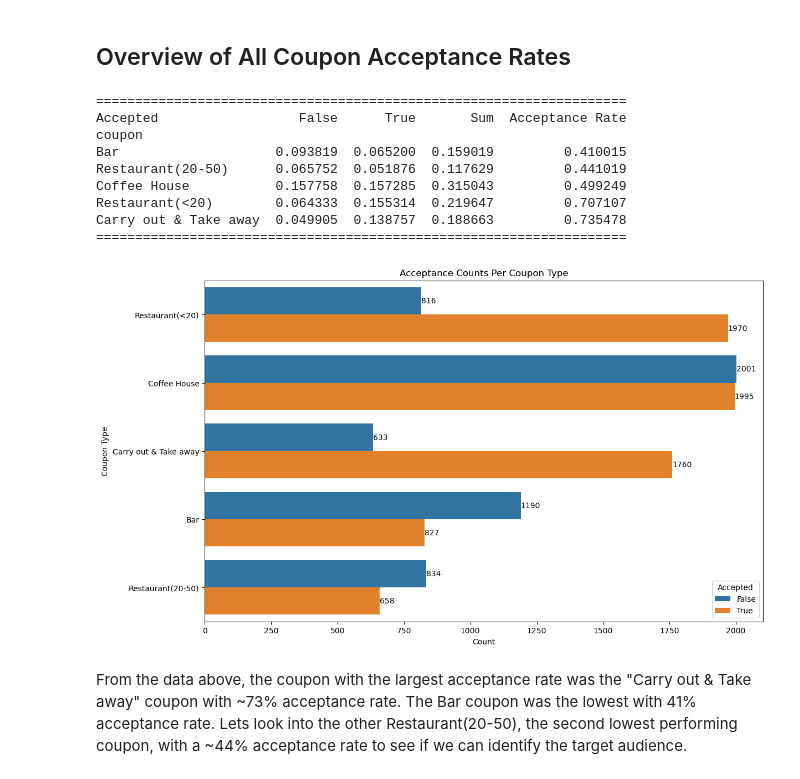
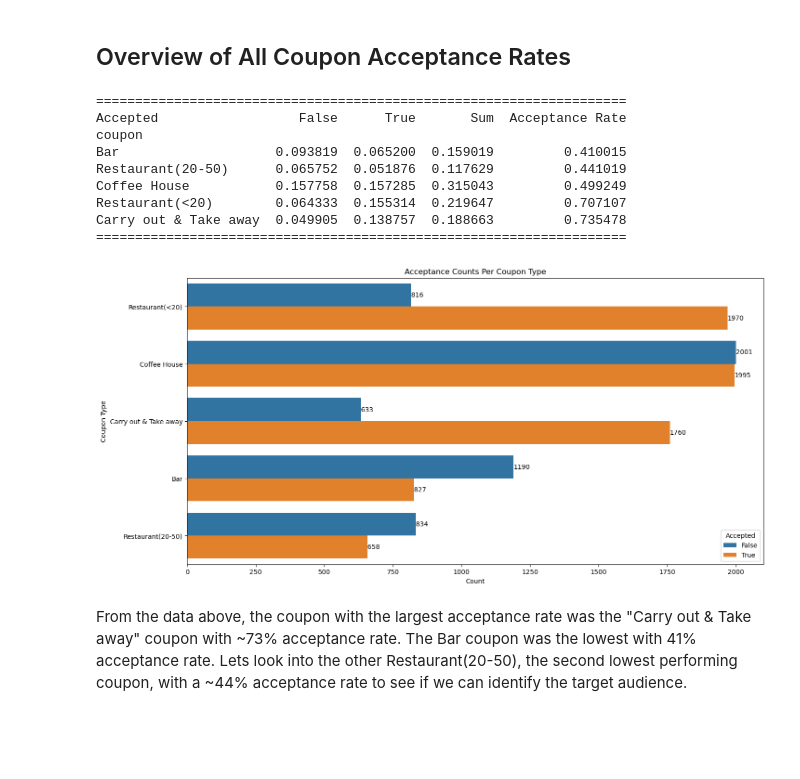
Before and after one commit to ngratzi/coupon_analysis, a Jupyter notebook: analysis.ipynb, the cells around one changed output. Saved outputs shown, nothing was run; the diff lists cells and outputs as text; code cells hidden in the pictures; blank space fills up the shorter version.

```diff
--- a/analysis.ipynb
+++ b/analysis.ipynb
@@ -680,31 +680,31 @@ Using the bar coupon example as motivation, you are to explore one of the other
 # %%
 ct = pd.crosstab(data_cleaned['coupon'], data_cleaned['Accepted'], normalize=True)
 ct['Sum'] = ct[False] + ct[True]
 ct['Acceptance Rate'] = ct[True] / ct['Sum']
 print('====================================================================')
 print(ct.sort_values(by='Acceptance Rate'))
 print('====================================================================')
 
-plt.figure(figsize=(13,8))
+plt.figure(figsize=(16,8))
 fig = sns.countplot(data_cleaned, y='coupon', hue='Accepted')
 fig.bar_label(container=fig.containers[0])
 fig.bar_label(container=fig.containers[1])
 
 plt.title('Acceptance Counts Per Coupon Type')
 plt.ylabel('Coupon Type')
 plt.xlabel('Count')
 plt.savefig('images/coupon_acceptance.png')
 # %% [output]
 ====================================================================
 Accepted                  False      True       Sum  Acceptance Rate
 coupon
 Bar                    0.093819  0.065200  0.159019         0.410015
 Restaurant(20-50)      0.065752  0.051876  0.117629         0.441019
 Coffee House           0.157758  0.157285  0.315043         0.499249
 Restaurant(<20)        0.064333  0.155314  0.219647         0.707107
 Carry out & Take away  0.049905  0.138757  0.188663         0.735478
 ====================================================================
-[figure, old version]
+[figure, new version]
 # %% [markdown]
 From the data above, the coupon with the largest acceptance rate was the "Carry out & Take away" coupon with ~73% acceptance rate. The Bar coupon was the lowest with 41% acceptance rate. Lets look into the other Restaurant(20-50), the second lowest performing coupon, with a ~44% acceptance rate to see if we can identify the target audience.
 # %% [markdown]
```
Also changed, not shown: 1 other file.
